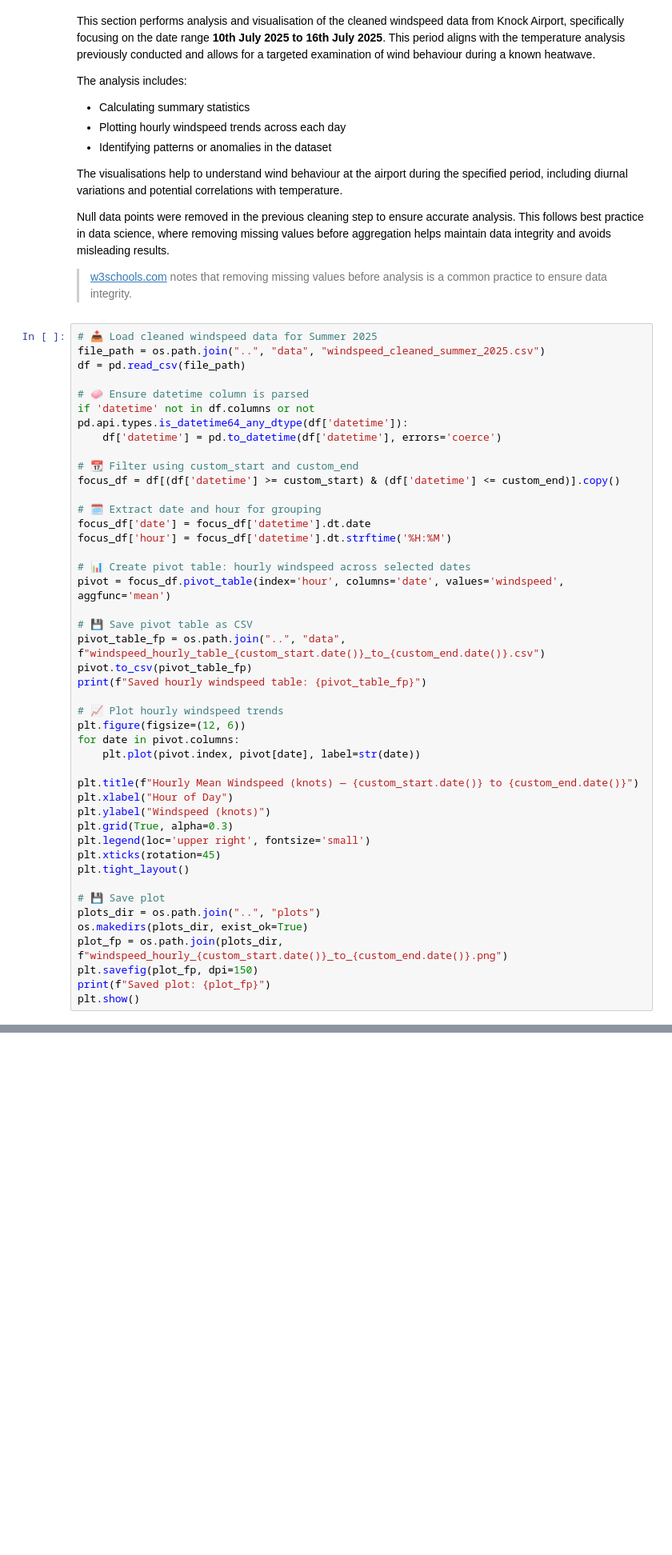
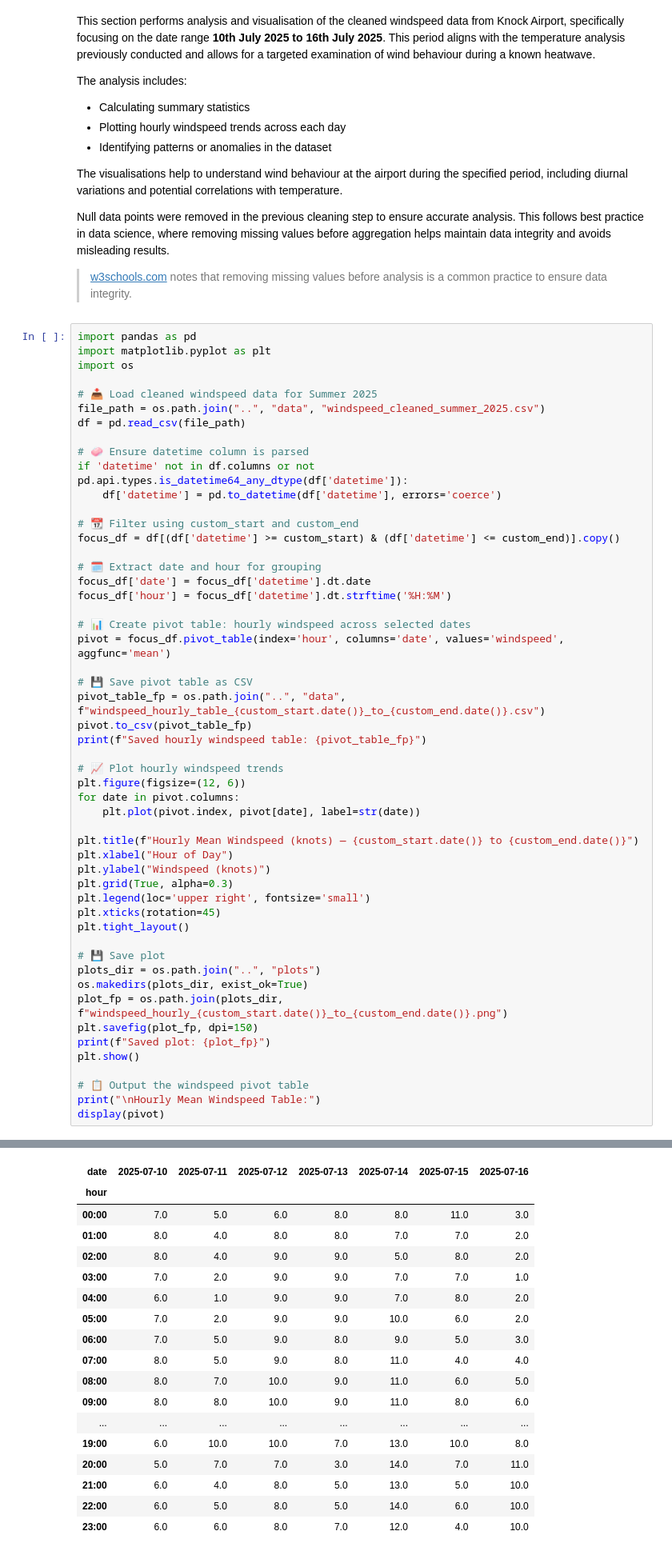
Before and after one commit to ECronin1973/programming-for-data-analytics, a Jupyter notebook: assignments/notebooks/assignment_6_Weather.ipynb, the cells around one changed output, grey strips where cells are left out. Shown: that part at 80% size. Drawn from its saved outputs; the diff is of its cells as text; blank space fills up the shorter version.

```diff
--- a/assignments/notebooks/assignment_6_Weather.ipynb
+++ b/assignments/notebooks/assignment_6_Weather.ipynb
@@ -875,6 +951,10 @@ Null data points were removed in the previous cleaning step to ensure accurate a
 
 > [w3schools.com](https://w3schools.com/pandas/pandas_handling_missing_data.asp) notes that removing missing values before analysis is a common practice to ensure data integrity.
 # %%
+import pandas as pd
+import matplotlib.pyplot as plt
+import os
+
 # 📥 Load cleaned windspeed data for Summer 2025
 file_path = os.path.join("..", "data", "windspeed_cleaned_summer_2025.csv")
 df = pd.read_csv(file_path)
@@ -918,4 +998,8 @@ plot_fp = os.path.join(plots_dir, f"windspeed_hourly_{custom_start.date()}_to_{c
 plt.savefig(plot_fp, dpi=150)
 print(f"Saved plot: {plot_fp}")
 plt.show()
+
+# 📋 Output the windspeed pivot table
+print("\nHourly Mean Windspeed Table:")
+display(pivot)
 # %% [output]
@@ -923,0 +1011,18 @@ Saved plot: ..\plots\windspeed_hourly_2025-07-10_to_2025-07-16.png
+| date | 2025-07-10 | 2025-07-11 | 2025-07-12 | 2025-07-13 | 2025-07-14 | 2025-07-15 | 2025-07-16 |
+| hour |  |  |  |  |  |  |  |
+| 00:00 | 7.0 | 5.0 | 6.0 | 8.0 | 8.0 | 11.0 | 3.0 |
+| 01:00 | 8.0 | 4.0 | 8.0 | 8.0 | 7.0 | 7.0 | 2.0 |
+| 02:00 | 8.0 | 4.0 | 9.0 | 9.0 | 5.0 | 8.0 | 2.0 |
+| 03:00 | 7.0 | 2.0 | 9.0 | 9.0 | 7.0 | 7.0 | 1.0 |
+| 04:00 | 6.0 | 1.0 | 9.0 | 9.0 | 7.0 | 8.0 | 2.0 |
+| 05:00 | 7.0 | 2.0 | 9.0 | 9.0 | 10.0 | 6.0 | 2.0 |
+| 06:00 | 7.0 | 5.0 | 9.0 | 8.0 | 9.0 | 5.0 | 3.0 |
+| 07:00 | 8.0 | 5.0 | 9.0 | 8.0 | 11.0 | 4.0 | 4.0 |
+| 08:00 | 8.0 | 7.0 | 10.0 | 9.0 | 11.0 | 6.0 | 5.0 |
+| 09:00 | 8.0 | 8.0 | 10.0 | 9.0 | 11.0 | 8.0 | 6.0 |
+| ... | ... | ... | ... | ... | ... | ... | ... |
+| 19:00 | 6.0 | 10.0 | 10.0 | 7.0 | 13.0 | 10.0 | 8.0 |
+| 20:00 | 5.0 | 7.0 | 7.0 | 3.0 | 14.0 | 7.0 | 11.0 |
+| 21:00 | 6.0 | 4.0 | 8.0 | 5.0 | 13.0 | 5.0 | 10.0 |
+| 22:00 | 6.0 | 5.0 | 8.0 | 5.0 | 14.0 | 6.0 | 10.0 |
+| 23:00 | 6.0 | 6.0 | 8.0 | 7.0 | 12.0 | 4.0 | 10.0 |
```
Also changed, not shown: parts of 6 cells of this notebook, 4 other files.
